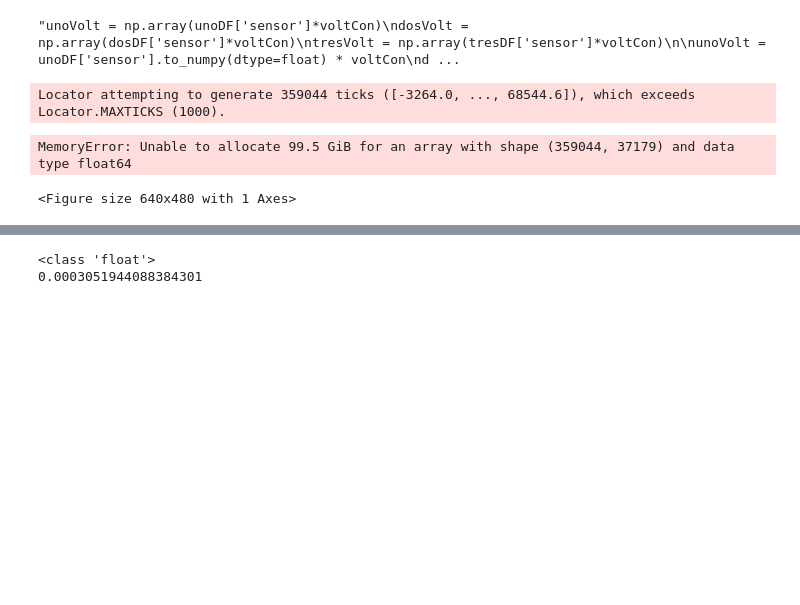
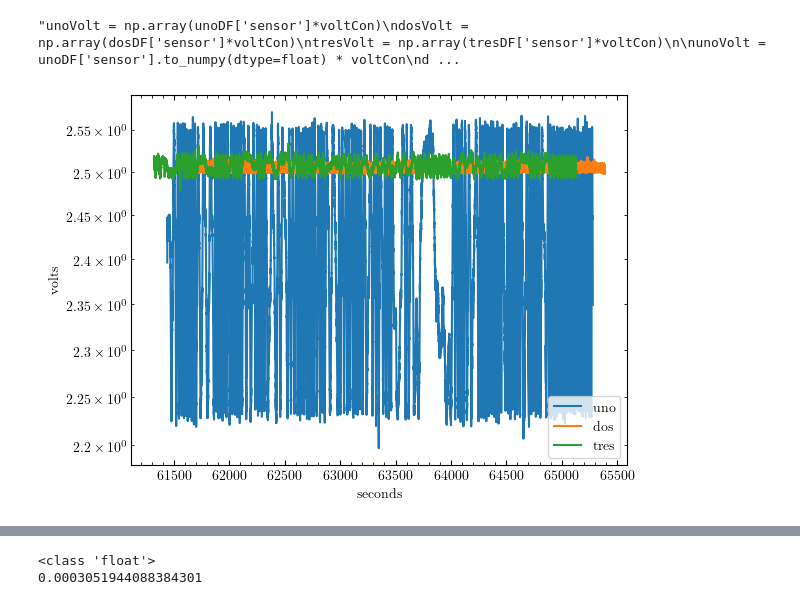
Before and after one commit to Bkorotko03/ALTrainSeismo, a Jupyter notebook: testsAndSuch/noMagFull/noMagFull.ipynb, the cells around one changed output, grey strips where cells are left out. Saved outputs shown, nothing was run; the diff lists cells and outputs as text; code cells hidden in the pictures; blank space fills up the shorter version.

```diff
--- a/testsAndSuch/noMagFull/noMagFull.ipynb
+++ b/testsAndSuch/noMagFull/noMagFull.ipynb
@@ -48,20 +48,18 @@ tresVolt = tresDF['sensor'].to_numpy(dtype=float) * voltCon'''
 "unoVolt = np.array(unoDF['sensor']*voltCon)\ndosVolt = np.array(dosDF['sensor']*voltCon)\ntresVolt = np.array(tresDF['sensor']*voltCon)\n\nunoVolt = unoDF['sensor'].to_numpy(dtype=float) * voltCon\nd ...
 # %%
 step = 50  # keep every 50th point
-plt.plot(unoDF['seconds'][::step], unoVolt[::step])
+# plt.plot(unoDF['seconds'][::step], unoVolt[::step])
 
-#plt.plot(unoDF['seconds'],unoVolt,label='uno')
-#plt.plot(dosDF['seconds'],dosVolt,label='dos')
-#plt.plot(tresDF['seconds'],tresVolt,label='tres')
+plt.plot(unoDF['seconds'],unoVolt,label='uno')
+plt.plot(dosDF['seconds'],dosVolt,label='dos')
+plt.plot(tresDF['seconds'],tresVolt,label='tres')
 plt.xlabel('seconds')
 plt.ylabel('volts')
 plt.semilogy()
 plt.legend()
 plt.show()
 # %% [output]
-Locator attempting to generate 359044 ticks ([-3264.0, ..., 68544.6]), which exceeds Locator.MAXTICKS (1000).
-MemoryError: Unable to allocate 99.5 GiB for an array with shape (359044, 37179) and data type float64
-<Figure size 640x480 with 1 Axes>
+[figure, added]
 # %%
 unoFGrid,unoPSD = sp.signal.welch(unoVolt,fs=sampFreq,nperseg=nper)
 dosFGrid,dosPSD = sp.signal.welch(dosVolt,fs=sampFreq,nperseg=nper)
```
Also changed, not shown: parts of 1 cell of this notebook, 3 other files.
